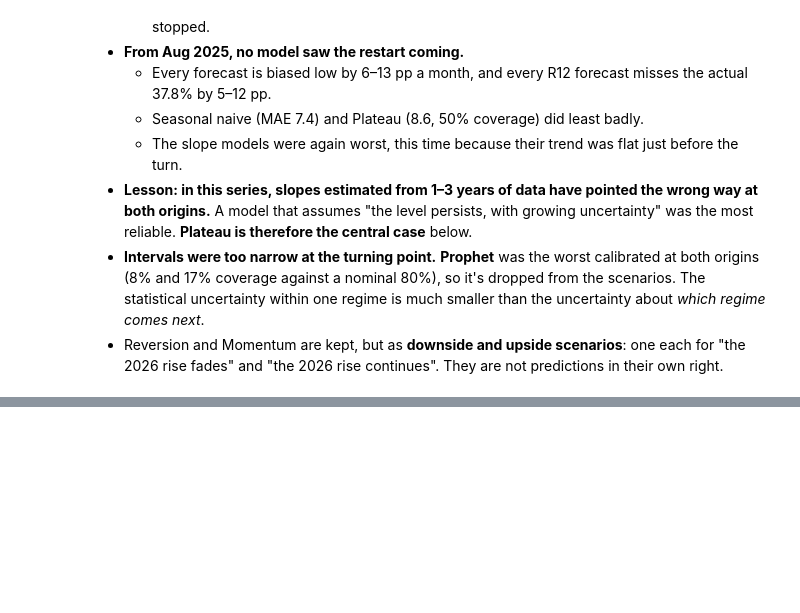
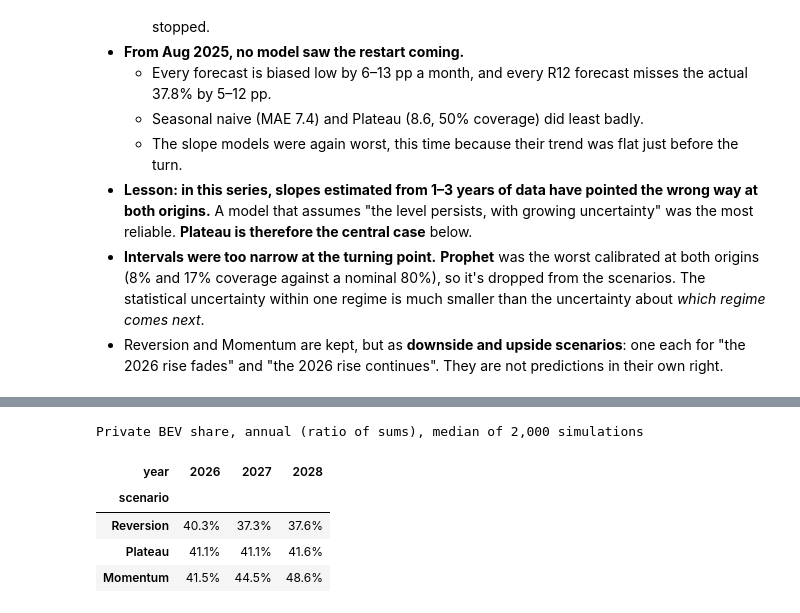
Before and after one commit to suv999/sweden-ev-adoption, a Jupyter notebook: notebooks/04_forecast.ipynb, the cells around one changed output, grey strips where cells are left out. Saved outputs shown, nothing was run; the diff lists cells and outputs as text; code cells hidden in the pictures; blank space fills up the shorter version.

```diff
--- a/notebooks/04_forecast.ipynb
+++ b/notebooks/04_forecast.ipynb
@@ -267,0 +276,33 @@ plt.show()
+# %%
+fits = fit_models(pv.loc[T0:])
+paths = simulate(fits, len(pv.loc[T0:]), HORIZON)
+
+vol = pv.loc["2023":"2025", "total"]
+weights = vol.groupby(vol.index.month).sum() / vol.sum()                      # seasonal volume profile
+scale26 = pv.total.loc["2026-01":"2026-08"].sum() / pv.total.loc["2025-01":"2025-08"].sum()
+vol_rest26 = pv.total.loc["2025-09":"2025-12"].to_numpy() * scale26
+
+
+def annual(p):
+    f = pd.DataFrame(p, index=HORIZON)
+    y26 = (pv.bev.loc["2026"].sum() + (f.loc["2026"].to_numpy() * vol_rest26[:, None]).sum(0)) / \
+          (pv.total.loc["2026"].sum() + vol_rest26.sum())
+    return {"2026": y26, **{str(y): (f.loc[str(y)].to_numpy() * weights.to_numpy()[:, None]).sum(0) for y in (2027, 2028)}}
+
+
+rows = []
+for k, p in paths.items():
+    for yr, v in annual(p).items():
+        rows.append({"scenario": k, "year": yr, "median": np.median(v), "80% low": np.percentile(v, 10),
+                     "80% high": np.percentile(v, 90), "95% low": np.percentile(v, 2.5), "95% high": np.percentile(v, 97.5)})
+scen = pd.DataFrame(rows)
+assert scen[["median", "95% low", "95% high"]].stack().between(0, 1).all()
+scen.pivot(index="scenario", columns="year", values="median").loc[["Reversion", "Plateau", "Momentum"]] \
+    .style.format("{:.1%}").set_caption("Private BEV share, annual (ratio of sums), median of 2,000 simulations")
+# %% [output]
+Private BEV share, annual (ratio of sums), median of 2,000 simulations
+| year | 2026 | 2027 | 2028 |
+| scenario |  |  |  |
+| Reversion | 40.3% | 37.3% | 37.6% |
+| Plateau | 41.1% | 41.1% | 41.6% |
+| Momentum | 41.5% | 44.5% | 48.6% |
```
Also changed, not shown: parts of 4 cells of this notebook.
